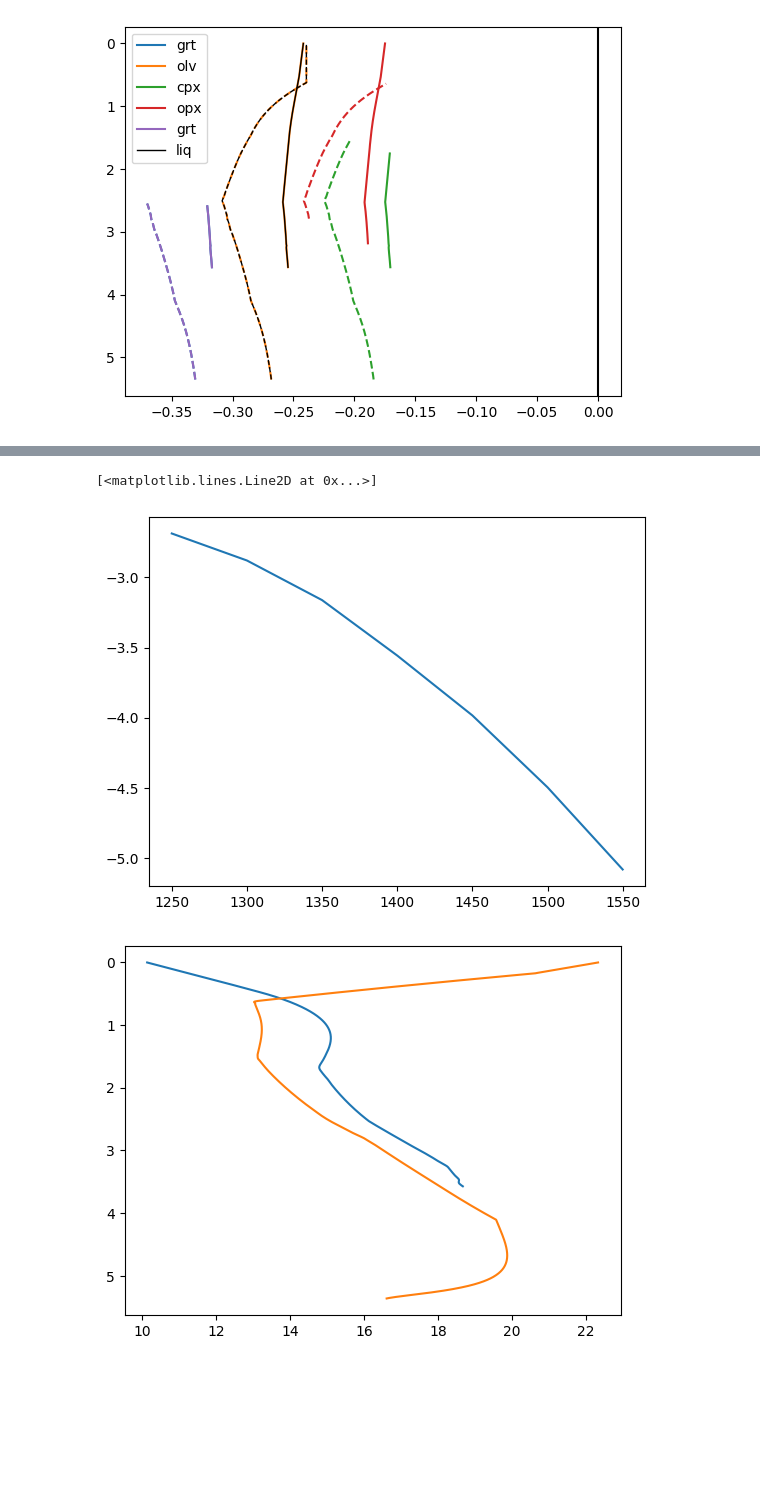
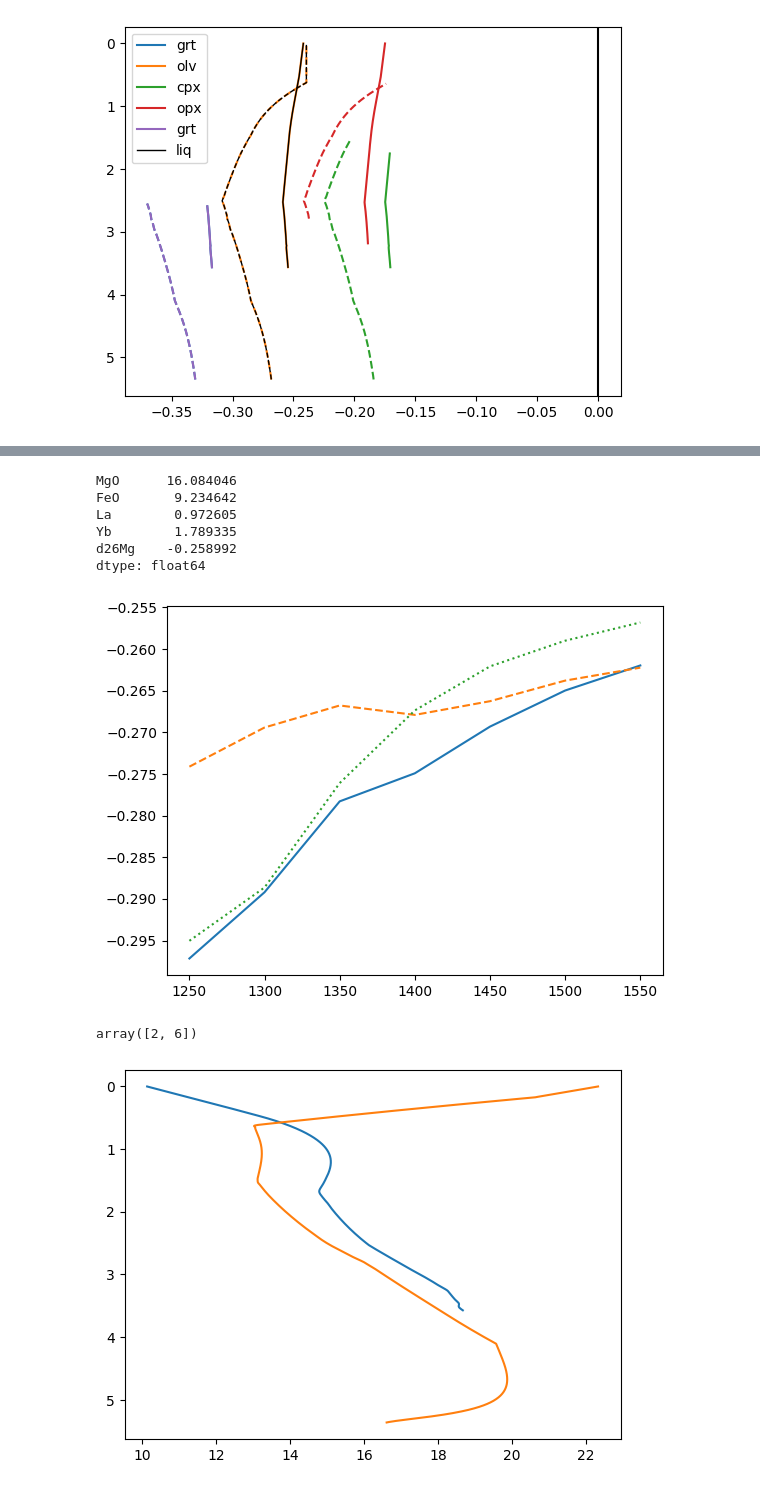
Before and after one commit to simonwmatthews/pyMelt, a Jupyter notebook: dev/stableisotopeengine.ipynb, the cells around one changed output, grey strips where cells are left out. Saved outputs shown, nothing was run; the diff lists cells and outputs as text; code cells hidden in the pictures; blank space fills up the shorter version.

```diff
--- a/dev/stableisotopeengine.ipynb
+++ b/dev/stableisotopeengine.ipynb
@@ -161,7 +158,20 @@ d26Mg    -0.305775
 dtype: float64
+# %%
+oib = m.geosettings.intraPlate(column, 1.5)
+# %%
+oib.chemistry
+# %% [output]
+MgO      16.084046
+FeO       9.234642
+La        0.972605
+Yb        1.789335
+d26Mg    -0.258992
+dtype: float64
 # %%
 Tps = [1250, 1300, 1350, 1400, 1450, 1500, 1550]
 d26Mg = []
+d26Mg_acc = []
+d26Mg_oib = []
 
 for i in range(len(Tps)):
     col = mantle.adiabaticMelt(Tps[i])
@@ -182,13 +192,30 @@ for i in range(len(Tps)):
 
     mor = m.geosettings.spreadingCentre(col)
     d26Mg.append(mor.chemistry.d26Mg)
+
+    oib = m.geosettings.intraPlate(col, 1.5)
+    d26Mg_oib.append(oib.chemistry.d26Mg)
+
+    col.calculateStableIsotopes('MgO', fractionationFactors, 'd26Mg',
+                               bulk={'lz': -0.24, 'px':-0.26},
+                               fractionalExtraction=False, parameter='delta', )
+
+    mor = m.geosettings.spreadingCentre(col)
+    d26Mg_acc.append(mor.chemistry.d26Mg)
 # %%
 f, a = plt.subplots()
 
 a.plot(Tps, d26Mg)
+a.plot(Tps, d26Mg_acc, ls='--')
+a.plot(Tps, d26Mg_oib, ls=':')
+
+plt.show()
 # %% [output]
-[<matplotlib.lines.Line2D at 0x...>]
-[figure, old version]
+[figure, new version]
+# %%
+np.array([1,2,3])[:-1] * np.array([1,2,3])[1:]
+# %% [output]
+array([2, 6])
 # %%
 f, a = plt.subplots()
 
```
Also changed, not shown: parts of 2 cells of this notebook, 1 other file.
